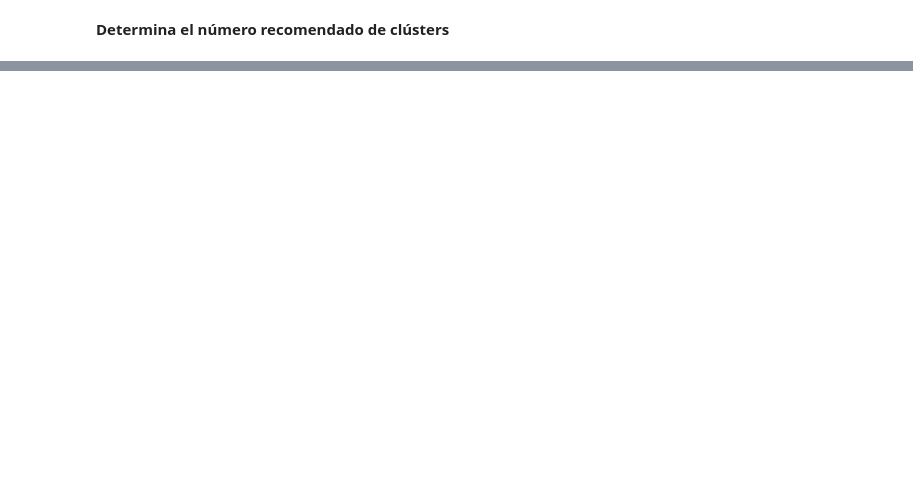
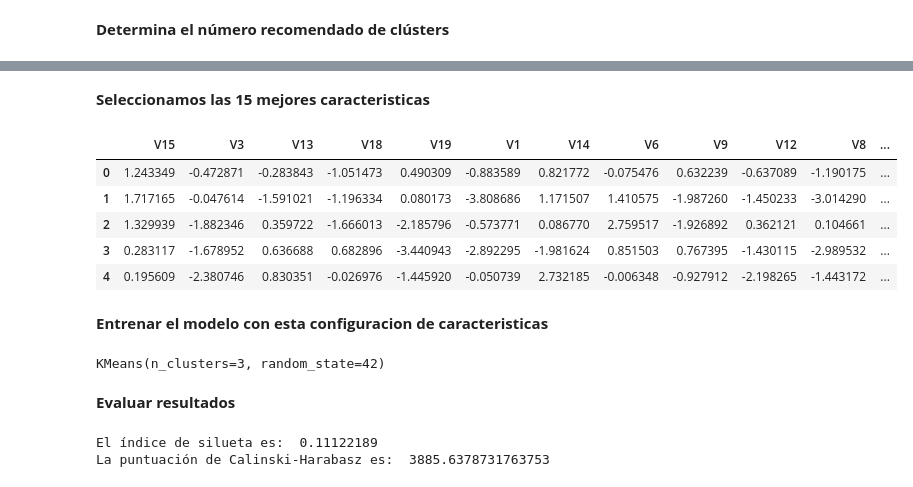
Before and after one commit to AliLogicM/ALN, a Jupyter notebook: practice4.ipynb, the cells around one changed output, grey strips where cells are left out. Drawn from its saved outputs; the diff is of its cells as text; code cells hidden in the pictures; blank space fills up the shorter version.

```diff
--- a/practice4.ipynb
+++ b/practice4.ipynb
@@ -151,0 +226,15 @@ X_train, X_test, y_train, y_test = train_test_split(X, y, test_size=0.2, random_
+# %%
+# Aplicamos standard scaler
+from sklearn.preprocessing import StandardScaler
+
+# Preparar los datos
+X = df_vector
+
+# Crear el modelo
+scaler = StandardScaler()
+
+# Entrenar el modelo
+scaler.fit(X)
+
+# Transformar los datos
+X_scaled = scaler.transform(X)
@@ -151,0 +243,21 @@ X_train, X_test, y_train, y_test = train_test_split(X, y, test_size=0.2, random_
+# %%
+# Seleccion de características con random forest
+from sklearn.ensemble import RandomForestClassifier
+
+# Preparar los datos
+y = df['Attraction'].copy()
+
+# Crear el modelo
+rf = RandomForestClassifier(n_estimators=100, random_state=42)
+
+# Entrenar el modelo
+rf.fit(X_scaled, y)
+# Extraer las importancias de las características
+importances = rf.feature_importances_
+
+# Graficar las importancias de las características
+plt.figure(figsize=(12, 8))
+plt.bar(range(len(importances)), importances)
+plt.xlabel('Número de característica')
+plt.ylabel('Importancia')
+plt.show()
@@ -151,0 +266,37 @@ X_train, X_test, y_train, y_test = train_test_split(X, y, test_size=0.2, random_
+# %% [markdown]
+**Seleccionamos las 15 mejores caracteristicas**
+# %%
+df_vector_important_features = df_vector.iloc[:, importances.argsort()[::-1][:15]]
+
+# Mostrar el dataframe
+df_vector_important_features.head()
+# %% [output]
+|  | V15 | V3 | V13 | V18 | V19 | V1 | V14 | V6 | V9 | V12 | V8 | ... |
+| 0 | 1.243349 | -0.472871 | -0.283843 | -1.051473 | 0.490309 | -0.883589 | 0.821772 | -0.075476 | 0.632239 | -0.637089 | -1.190175 | ... |
+| 1 | 1.717165 | -0.047614 | -1.591021 | -1.196334 | 0.080173 | -3.808686 | 1.171507 | 1.410575 | -1.987260 | -1.450233 | -3.014290 | ... |
+| 2 | 1.329939 | -1.882346 | 0.359722 | -1.666013 | -2.185796 | -0.573771 | 0.086770 | 2.759517 | -1.926892 | 0.362121 | 0.104661 | ... |
+| 3 | 0.283117 | -1.678952 | 0.636688 | 0.682896 | -3.440943 | -2.892295 | -1.981624 | 0.851503 | 0.767395 | -1.430115 | -2.989532 | ... |
+| 4 | 0.195609 | -2.380746 | 0.830351 | -0.026976 | -1.445920 | -0.050739 | 2.732185 | -0.006348 | -0.927912 | -2.198265 | -1.443172 | ... |
+# %% [markdown]
+**Entrenar el modelo con esta configuracion de caracteristicas**
+# %%
+# Prepapar los datos
+X_best = df_vector_important_features
+
+# Crear el modelo
+kmeans = KMeans(n_clusters=3, random_state=42)
+
+# Entrenar el modelo
+kmeans.fit(X_best)
+# %% [output]
+KMeans(n_clusters=3, random_state=42)
+# %% [markdown]
+**Evaluar resultados**
+# %%
+ymeans_best = kmeans.labels_
+
+print("El índice de silueta es: ", silhouette_score(X_best, ymeans_best))
+print("La puntuación de Calinski-Harabasz es: ", calinski_harabasz_score(X_best, ymeans_best))
+# %% [output]
+El índice de silueta es:  0.11122189
+La puntuación de Calinski-Harabasz es:  3885.6378731763753
```
Also changed, not shown: parts of 20 cells of this notebook, 4 other files.
